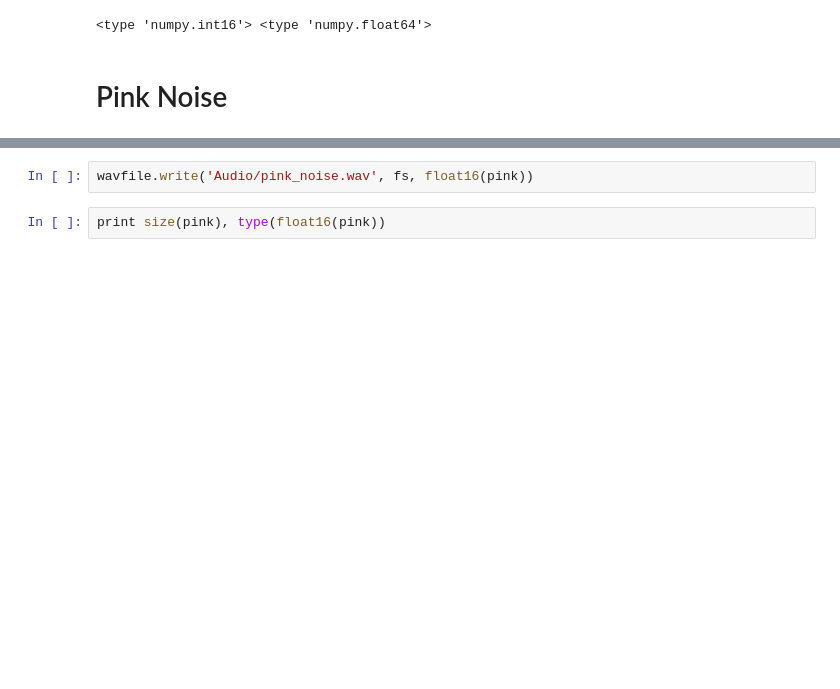
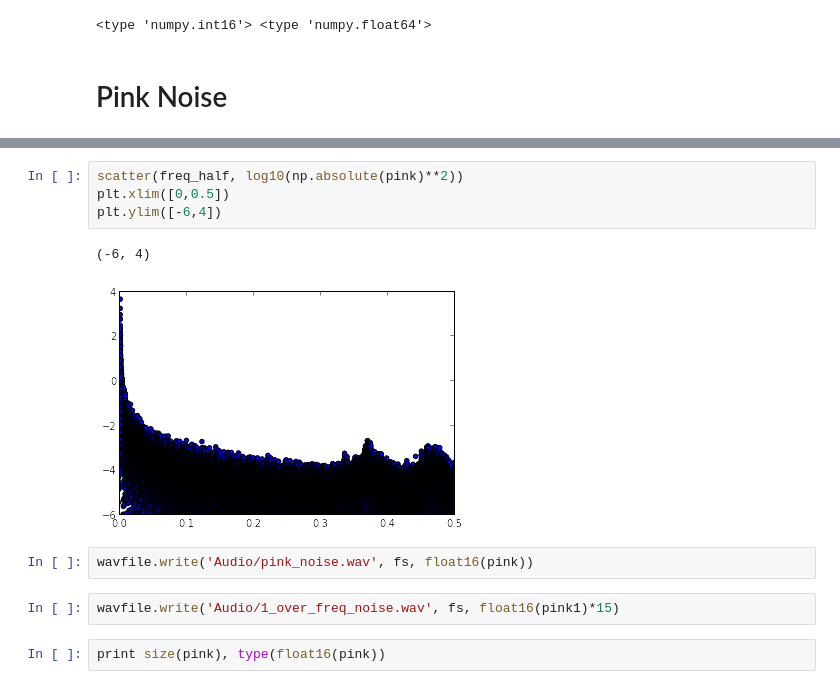
Before and after one commit to LinaPerez/PerezAngel_GarzonAlvarado_hw5, a Jupyter notebook: Pink&White_Noise.ipynb, the cells around one changed output, grey strips where cells are left out. Drawn from its saved outputs; the diff is of its cells as text; blank space fills up the shorter version.

```diff
--- a/Pink&White_Noise.ipynb
+++ b/Pink&White_Noise.ipynb
@@ -113,5 +115,14 @@ pylab.show()
+# %%
+scatter(freq_half, log10(np.absolute(pink)**2))
+plt.xlim([0,0.5])
+plt.ylim([-6,4])
+# %% [output]
+(-6, 4)
+[figure, added]
 # %%
 wavfile.write('Audio/pink_noise.wav', fs, float16(pink))
+# %%
+wavfile.write('Audio/1_over_freq_noise.wav', fs, float16(pink1)*15)
 # %%
 print size(pink), type(float16(pink))
 # %% [output]
```
Also changed, not shown: parts of 7 cells of this notebook.
